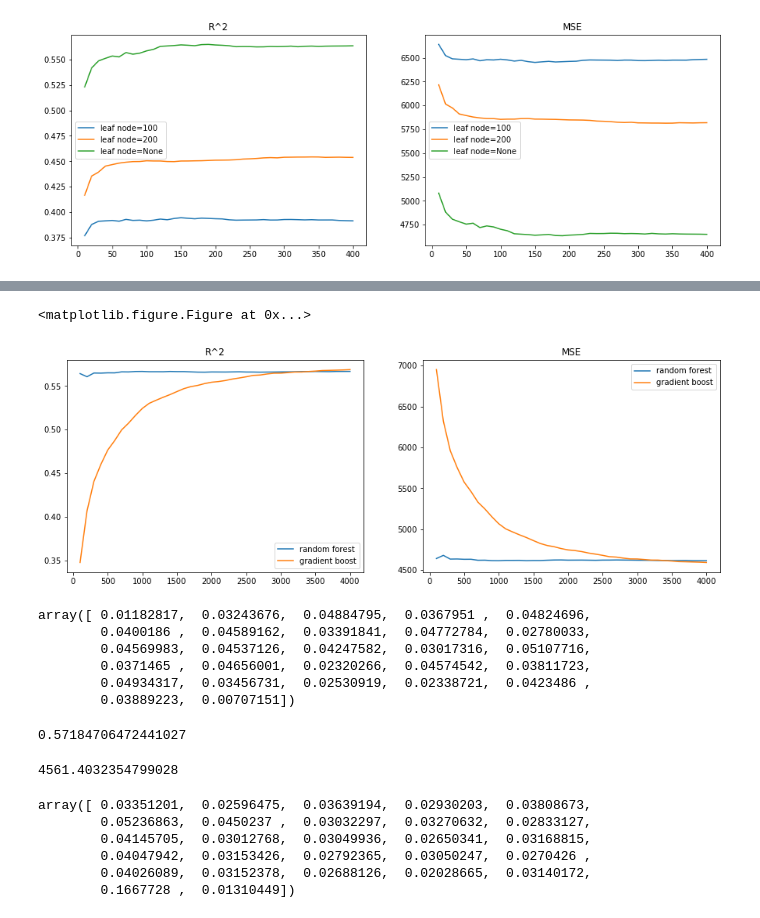
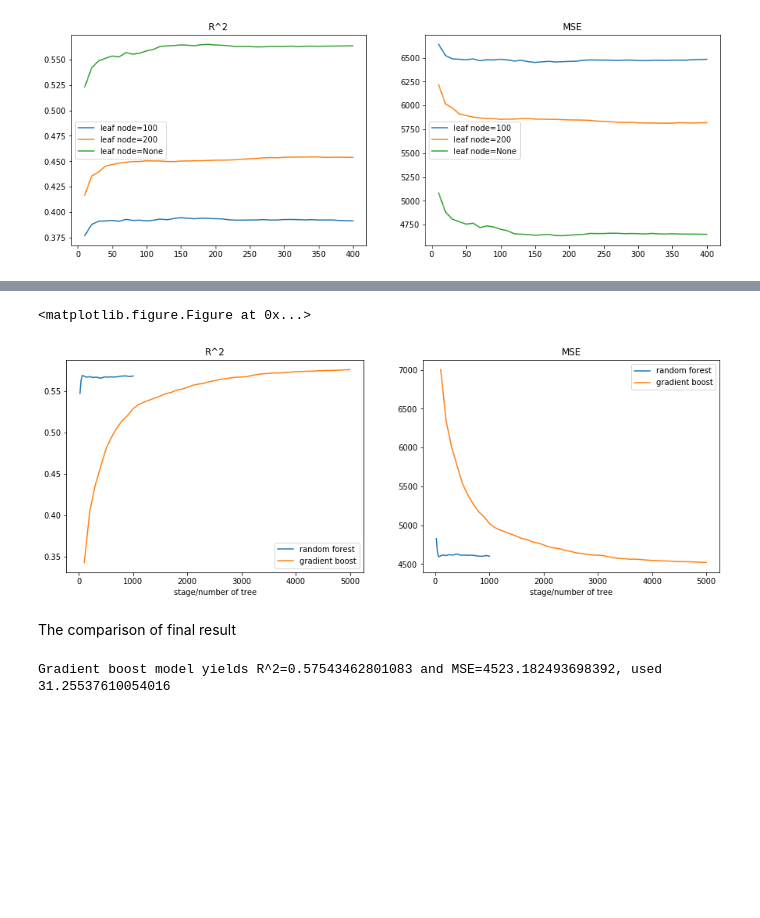
Before and after one commit to nidhalrahali/SDS385-Statistical-Models-for-Big-Data, a Jupyter notebook: Final project/Final project.ipynb, the cells around one changed output, grey strips where cells are left out. Cells and saved outputs as stored; diff of their text form; code cells hidden in the pictures; blank space fills up the shorter version.

```diff
--- a/Final project/Final project.ipynb
+++ b/Final project/Final project.ipynb
@@ -272,7 +384,7 @@ plt.show()
 N_ran_rf=[i*20 for i in range(1,51)]
 testscore_rf=[0 for i in range(len(N_ran_rf))]
 testmse_rf=[0 for i in range(len(N_ran_rf))]
-N_ran_gb=[i*100 for i in range(1,41)]
+N_ran_gb=[i*100 for i in range(1,51)]
 testscore_gb=[0 for i in range(len(N_ran_gb))]
 testmse_gb=[0 for i in range(len(N_ran_gb))]
 rf=sklearn.ensemble.RandomForestRegressor(warm_start=True,max_features=20)
@@ -284,7 +396,7 @@ for N in range(len(N_ran_rf)):
     yhat=rf.predict(xtest)
     testmse_rf[N]=np.mean(np.power(yhat-ytest,2))
 for N in range(len(N_ran_gb)):
-    gb.set_params(n_estimators=N_ran[N])
+    gb.set_params(n_estimators=N_ran_gb[N])
     gb.fit(xtrain,ytrain)
     testscore_gb[N]=gb.score(xtest,ytest)
     yhat=gb.predict(xtest)
@@ -292,44 +404,34 @@ for N in range(len(N_ran_gb)):
 # %%
 plt.figure()
 f,plots=plt.subplots(1,2,figsize=(15,5))
-p1,=plots[0].plot(N_ran,testscore_rf)
-p2,=plots[0].plot(N_ran,testscore_gb)
+p1,=plots[0].plot(N_ran_rf,testscore_rf)
+p2,=plots[0].plot(N_ran_gb,testscore_gb)
 plots[0].legend([p1,p2],["random forest","gradient boost"])
 plots[0].set_title('R^2')
-p1,=plots[1].plot(N_ran,testmse_rf)
-p2,=plots[1].plot(N_ran,testmse_gb)
+plots[0].set_xlabel('stage or number of tree')
+p1,=plots[1].plot(N_ran_rf,testmse_rf)
+p2,=plots[1].plot(N_ran_gb,testmse_gb)
 plots[1].legend([p1,p2],["random forest","gradient boost"])
 plots[1].set_title('MSE')
+plots[1].set_xlabel('stage or number of tree')
 plt.show()
 # %% [output]
 <matplotlib.figure.Figure at 0x...>
-[figure, old version]
+[figure, new version]
+# %% [markdown]
+The comparison of final result
 # %%
-gb=sklearn.ensemble.GradientBoostingRegressor(n_estimators=4000,max_features=5,max_leaf_nodes=15)
+gb=sklearn.ensemble.GradientBoostingRegressor(n_estimators=5000,max_features=5,max_leaf_nodes=15)
+t1=time()
 gb.fit(xtrain,ytrain)
+t2=time()
-# %% [output]
-array([ 0.01182817,  0.03243676,  0.04884795,  0.0367951 ,  0.04824696,
-        0.0400186 ,  0.04589162,  0.03391841,  0.04772784,  0.02780033,
-        0.04569983,  0.04537126,  0.04247582,  0.03017316,  0.05107716,
-        0.0371465 ,  0.04656001,  0.02320266,  0.04574542,  0.03811723,
-        0.04934317,  0.03456731,  0.02530919,  0.02338721,  0.0423486 ,
-        0.03889223,  0.00707151])
-# %%
-gb.score(xtest,ytest)
-# %% [output]
-0.57184706472441027
 # %%
 yhat=gb.predict(xtest)
-np.mean(np.power(yhat-ytest,2))
+print('Gradient boost model yields R^2={} and MSE={}, used {} seconds'.format(gb.score(xtest,ytest),np.mean(np.power(yhat-ytest,2)),t2-t1))
 # %% [output]
-4561.4032354799028
+Gradient boost model yields R^2=0.57543462801083 and MSE=4523.182493698392, used 31.25537610054016
 # %%
-rf=sklearn.ensemble.RandomForestRegressor(n_estimators=400,max_features=20)
+rf=sklearn.ensemble.RandomForestRegressor(n_estimators=500,max_features=20)
+t1=time()
 rf.fit(xtrain,ytrain)
+t2=time()
-# %% [output]
-array([ 0.03351201,  0.02596475,  0.03639194,  0.02930203,  0.03808673,
-        0.05236863,  0.0450237 ,  0.03032297,  0.03270632,  0.02833127,
-        0.04145705,  0.03012768,  0.03049936,  0.02650341,  0.03168815,
-        0.04047942,  0.03153426,  0.02792365,  0.03050247,  0.0270426 ,
-        0.04026089,  0.03152378,  0.02688126,  0.02028665,  0.03140172,
-        0.1667728 ,  0.01310449])
```
Also changed, not shown: parts of 48 cells of this notebook.
